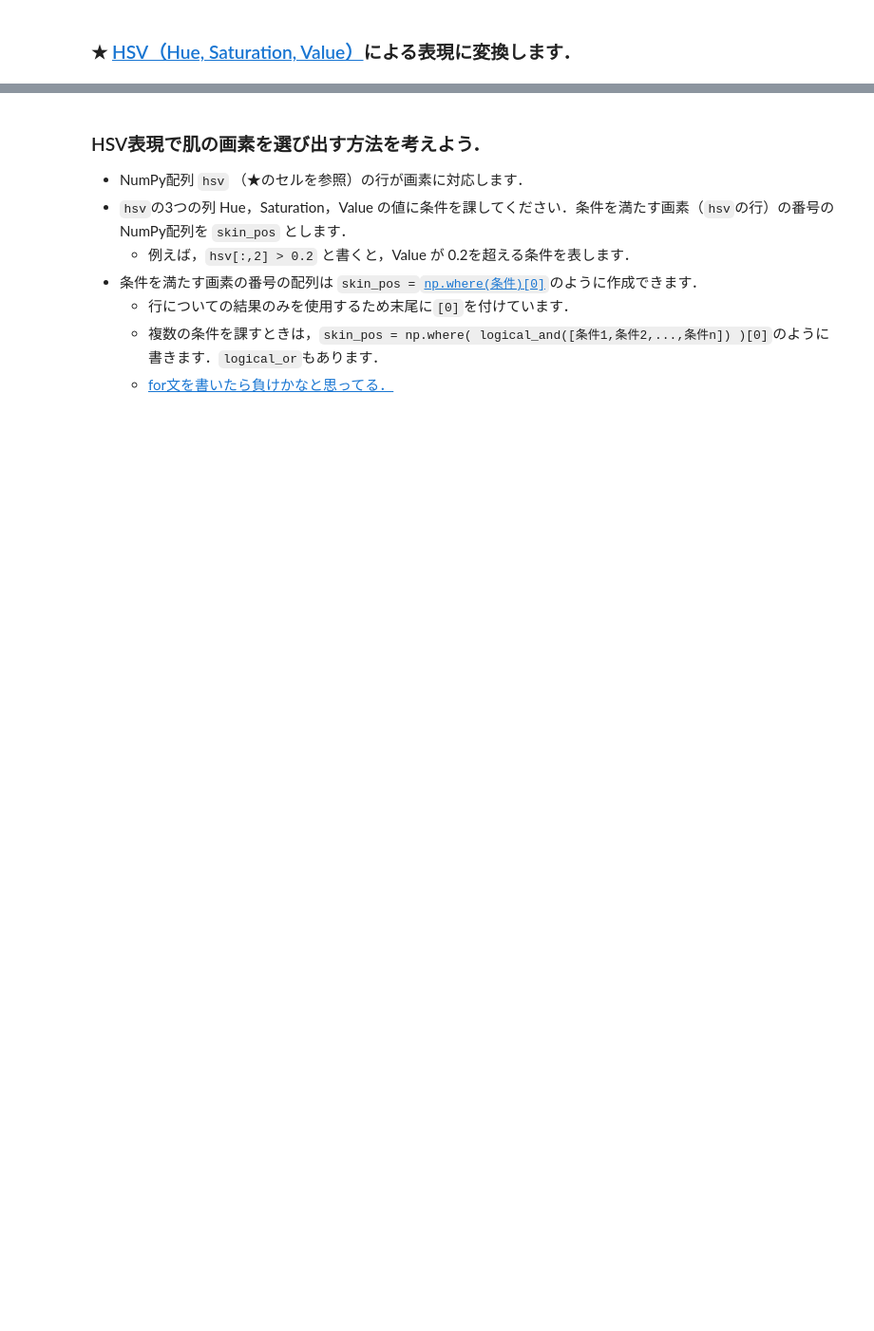
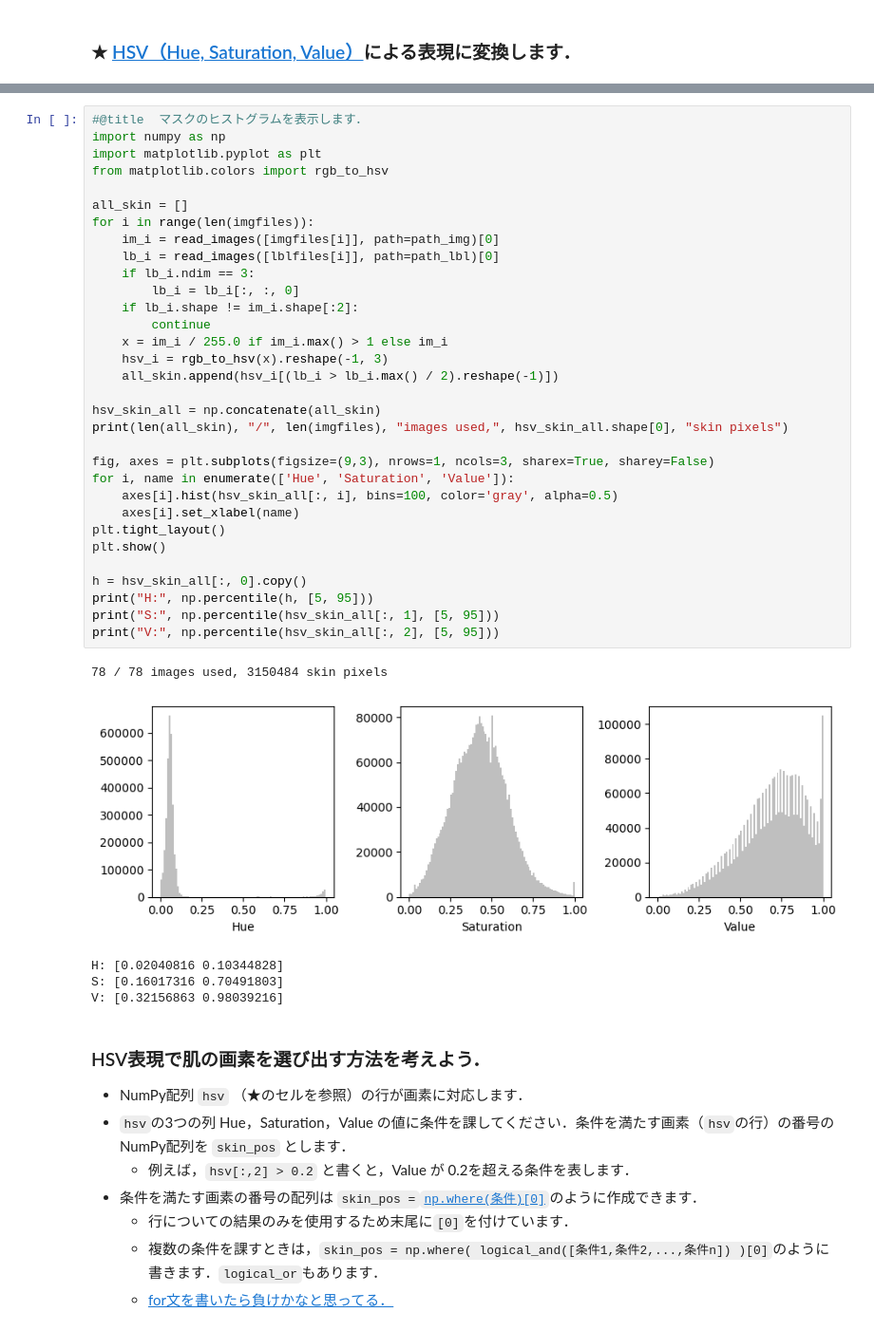
Before and after one commit to tachom-a11/111111, a Jupyter notebook: ipynb/ex_color_space_skin_detection.ipynb, the cells around one changed output, grey strips where cells are left out. Shown at 95% size. Cells and saved outputs as stored; diff of their text form; blank space fills up the shorter version.

```diff
--- a/ipynb/ex_color_space_skin_detection.ipynb
+++ b/ipynb/ex_color_space_skin_detection.ipynb
@@ -203,3 +246,41 @@ ScatterHSV(hsvs)
+# %%
+#@title  マスクのヒストグラムを表示します．
+import numpy as np
+import matplotlib.pyplot as plt
+from matplotlib.colors import rgb_to_hsv
+
+all_skin = []
+for i in range(len(imgfiles)):
+    im_i = read_images([imgfiles[i]], path=path_img)[0]
+    lb_i = read_images([lblfiles[i]], path=path_lbl)[0]
+    if lb_i.ndim == 3:
+        lb_i = lb_i[:, :, 0]
+    if lb_i.shape != im_i.shape[:2]:
+        continue
+    x = im_i / 255.0 if im_i.max() > 1 else im_i
+    hsv_i = rgb_to_hsv(x).reshape(-1, 3)
+    all_skin.append(hsv_i[(lb_i > lb_i.max() / 2).reshape(-1)])
+
+hsv_skin_all = np.concatenate(all_skin)
+print(len(all_skin), "/", len(imgfiles), "images used,", hsv_skin_all.shape[0], "skin pixels")
+
+fig, axes = plt.subplots(figsize=(9,3), nrows=1, ncols=3, sharex=True, sharey=False)
+for i, name in enumerate(['Hue', 'Saturation', 'Value']):
+    axes[i].hist(hsv_skin_all[:, i], bins=100, color='gray', alpha=0.5)
+    axes[i].set_xlabel(name)
+plt.tight_layout()
+plt.show()
+
+h = hsv_skin_all[:, 0].copy()
+print("H:", np.percentile(h, [5, 95]))
+print("S:", np.percentile(hsv_skin_all[:, 1], [5, 95]))
+print("V:", np.percentile(hsv_skin_all[:, 2], [5, 95]))
+# %% [output]
+78 / 78 images used, 3150484 skin pixels
+[figure, added]
+H: [0.02040816 0.10344828]
+S: [0.16017316 0.70491803]
+V: [0.32156863 0.98039216]
 # %% [markdown]
 ### HSV表現で肌の画素を選び出す方法を考えよう．
 - NumPy配列 `hsv` （★のセルを参照）の行が画素に対応します．
```
Also changed, not shown: parts of 11 cells of this notebook.
